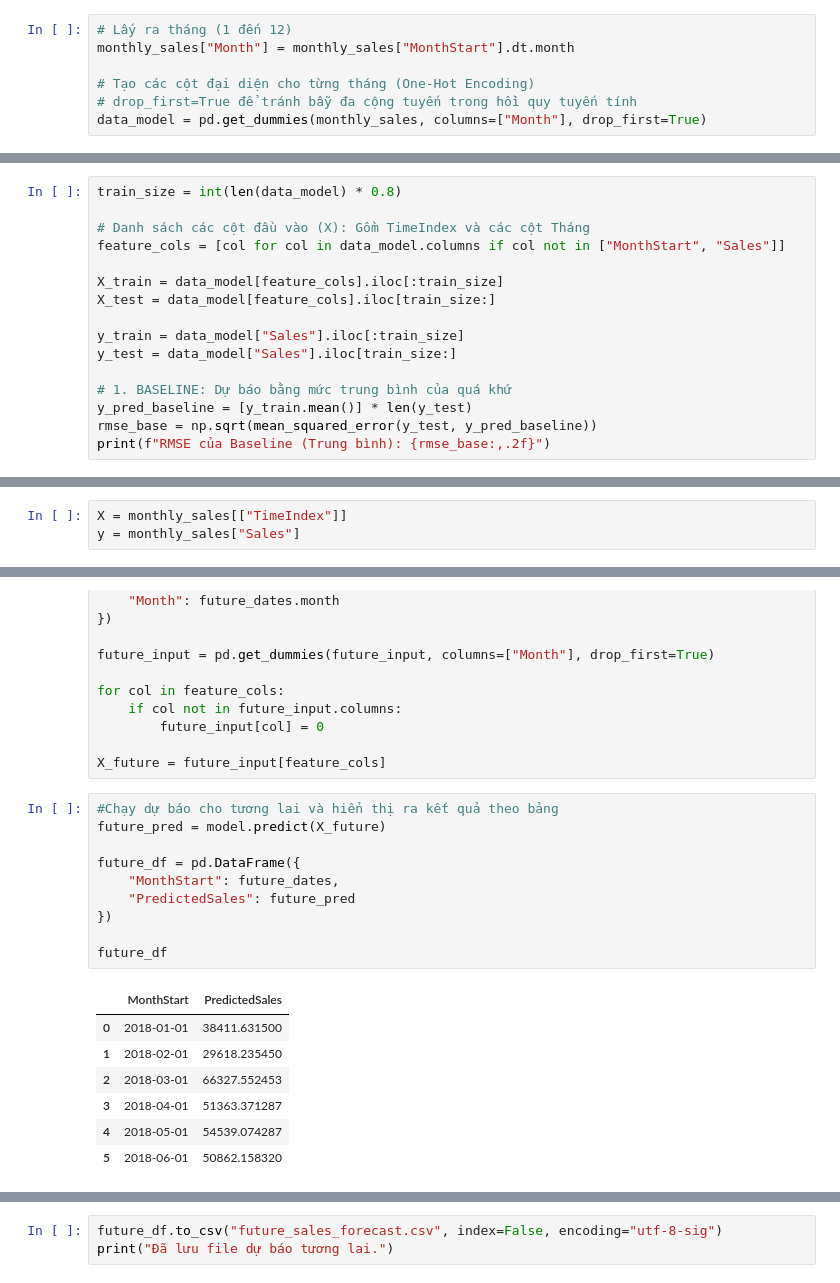
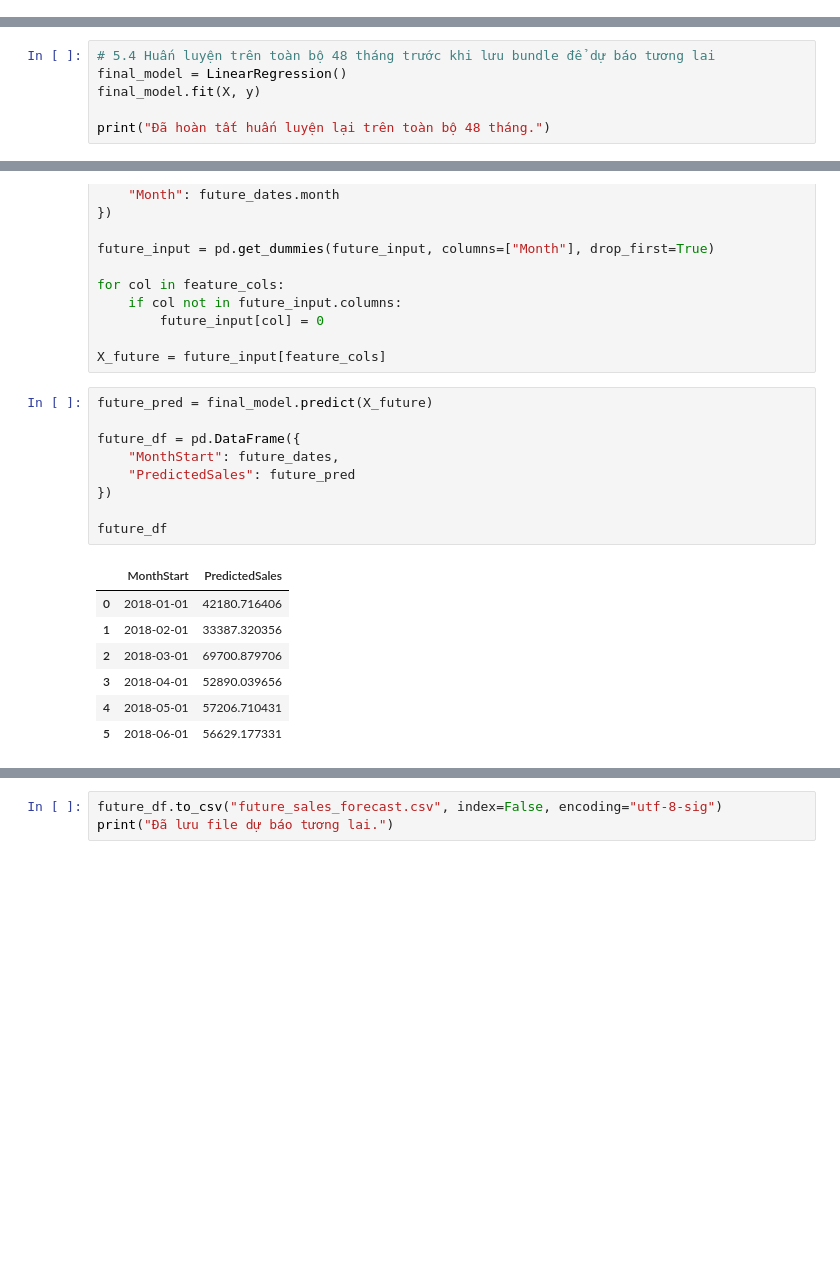
Before and after one commit to Duongvutung/Superstore-Analysis, a Jupyter notebook: Notebooks/Sales_Forecasting.ipynb, the cells around one changed output, grey strips where cells are left out. Drawn from its saved outputs; the diff is of its cells as text; blank space fills up the shorter version.

```diff
--- a/Notebooks/Sales_Forecasting.ipynb
+++ b/Notebooks/Sales_Forecasting.ipynb
@@ -84,10 +80,3 @@ monthly_sales["TimeIndex"] = np.arange(len(monthly_sales))
-# %%
-# Lấy ra tháng (1 đến 12)
-monthly_sales["Month"] = monthly_sales["MonthStart"].dt.month
-
-# Tạo các cột đại diện cho từng tháng (One-Hot Encoding)
-# drop_first=True để tránh bẫy đa cộng tuyến trong hồi quy tuyến tính
-data_model = pd.get_dummies(monthly_sales, columns=["Month"], drop_first=True)
 # %%
 plt.figure(figsize=(12, 5))
 plt.plot(monthly_sales["MonthStart"], monthly_sales["Sales"], marker="o")
@@ -172,19 +161,3 @@ print(f"R²   = {r2:.4f}")
 MAE  = 10797.08
 RMSE = 14420.71
 R²   = 0.6337
-# %%
-train_size = int(len(data_model) * 0.8)
-
-# Danh sách các cột đầu vào (X): Gồm TimeIndex và các cột Tháng
-feature_cols = [col for col in data_model.columns if col not in ["MonthStart", "Sales"]]
-
-X_train = data_model[feature_cols].iloc[:train_size]
-X_test = data_model[feature_cols].iloc[train_size:]
-
-y_train = data_model["Sales"].iloc[:train_size]
-y_test = data_model["Sales"].iloc[train_size:]
-
-# 1. BASELINE: Dự báo bằng mức trung bình của quá khứ
-y_pred_baseline = [y_train.mean()] * len(y_test)
-rmse_base = np.sqrt(mean_squared_error(y_test, y_pred_baseline))
-print(f"RMSE của Baseline (Trung bình): {rmse_base:,.2f}")
@@ -219,3 +163,0 @@ print("Đã lưu mô hình thành công!")
-# %%
-X = monthly_sales[["TimeIndex"]]
-y = monthly_sales["Sales"]
@@ -317,3 +204,9 @@ NHẬN XÉT MÔ HÌNH:
 - RMSE = 14420.71
 - R² = 0.6337
 - Mô hình có sai số RMSE thấp hơn Baseline, đã nắm bắt được xu hướng và mùa vụ tốt hơn mức trung bình.
+# %%
+# 5.4 Huấn luyện trên toàn bộ 48 tháng trước khi lưu bundle để dự báo tương lai
+final_model = LinearRegression()
+final_model.fit(X, y)
+
+print("Đã hoàn tất huấn luyện lại trên toàn bộ 48 tháng.")
@@ -366,23 +261,22 @@ for col in feature_cols:
 
 X_future = future_input[feature_cols]
 # %%
-#Chạy dự báo cho tương lai và hiển thị ra kết quả theo bảng
-future_pred = model.predict(X_future)
+future_pred = final_model.predict(X_future)
 
 future_df = pd.DataFrame({
     "MonthStart": future_dates,
     "PredictedSales": future_pred
 })
 
 future_df
 # %% [output]
 |  | MonthStart | PredictedSales |
-| 0 | 2018-01-01 | 38411.631500 |
-| 1 | 2018-02-01 | 29618.235450 |
-| 2 | 2018-03-01 | 66327.552453 |
-| 3 | 2018-04-01 | 51363.371287 |
-| 4 | 2018-05-01 | 54539.074287 |
-| 5 | 2018-06-01 | 50862.158320 |
+| 0 | 2018-01-01 | 42180.716406 |
+| 1 | 2018-02-01 | 33387.320356 |
+| 2 | 2018-03-01 | 69700.879706 |
+| 3 | 2018-04-01 | 52890.039656 |
+| 4 | 2018-05-01 | 57206.710431 |
+| 5 | 2018-06-01 | 56629.177331 |
 # %%
 plt.figure(figsize=(12, 5))
 plt.plot(monthly_sales["MonthStart"], monthly_sales["Sales"], marker="o", label="Historical Sales")
```
Also changed, not shown: parts of 19 cells of this notebook.
